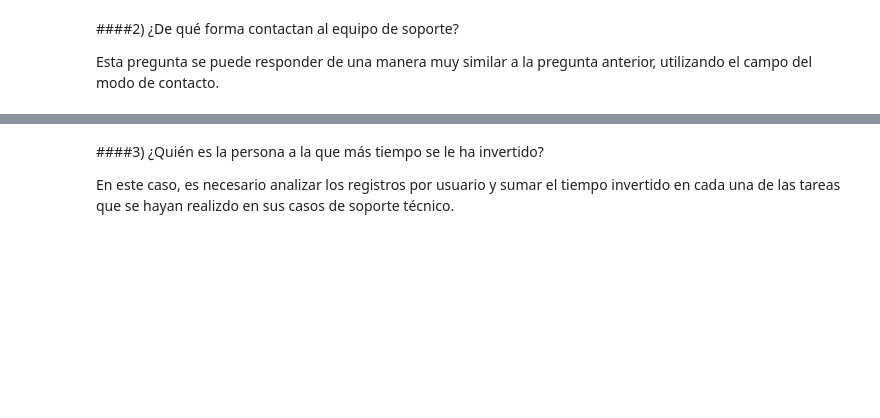
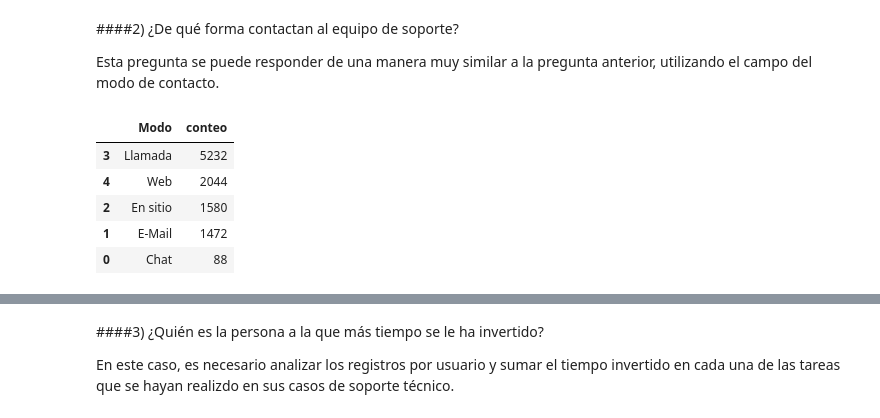
Before and after one commit to earandir/Data-Analyst, a Jupyter notebook: Modulo04/CheckPoint/Proyecto_CheckPoint.ipynb, the cells around one changed output, grey strips where cells are left out. Cells and saved outputs as stored; diff of their text form; code cells hidden in the pictures; blank space fills up the shorter version.

```diff
--- a/Modulo04/CheckPoint/Proyecto_CheckPoint.ipynb
+++ b/Modulo04/CheckPoint/Proyecto_CheckPoint.ipynb
@@ -146,8 +146,17 @@ Esta pregunta se puede responder de una manera muy similar a la pregunta anterio
 # %%
 modos = registros.groupby('Modo') \
   .agg(conteo=('Modo', 'size')) \
   .reset_index()
 
 modos = modos.sort_values('conteo', ascending=False)
 
-modos[:5]
+top_modos = modos[:5]
+
+top_modos
+# %% [output]
+|  | Modo | conteo |
+| 3 | Llamada | 5232 |
+| 4 | Web | 2044 |
+| 2 | En sitio | 1580 |
+| 1 | E-Mail | 1472 |
+| 0 | Chat | 88 |
```
Also changed, not shown: parts of 6 cells of this notebook.
